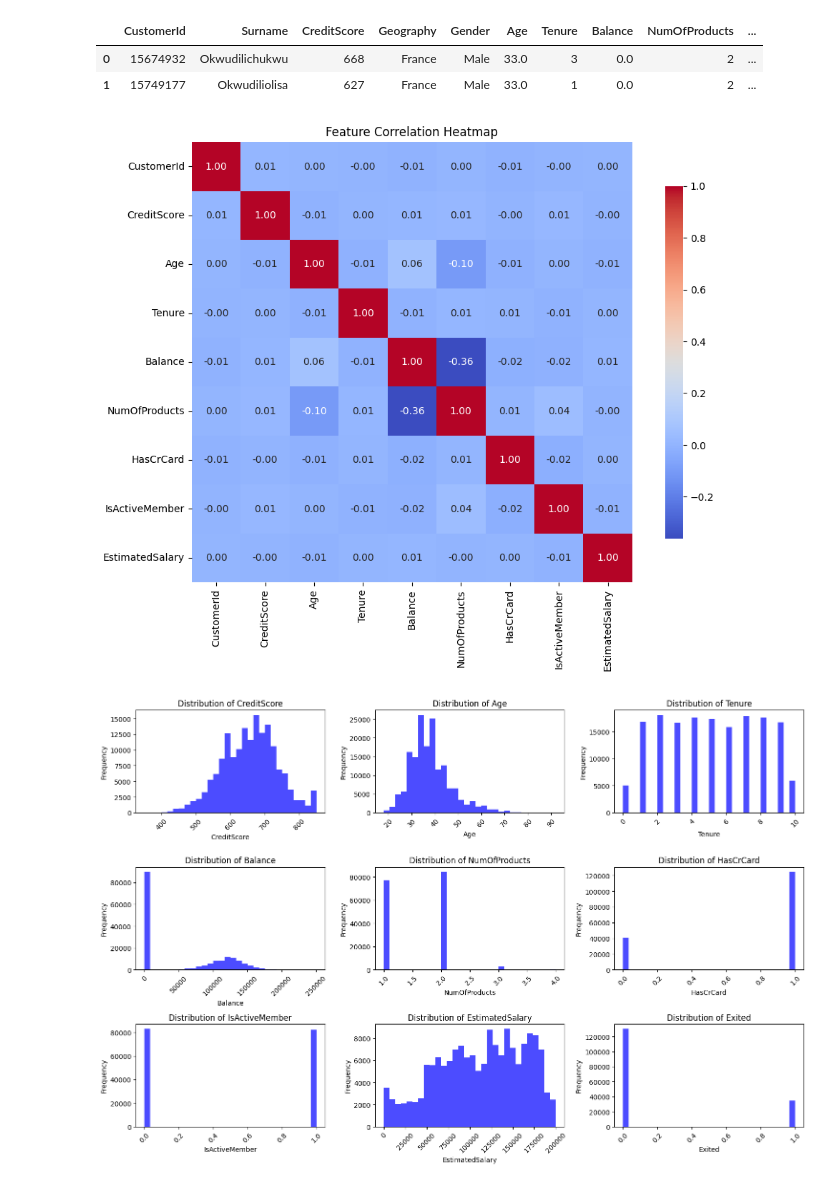
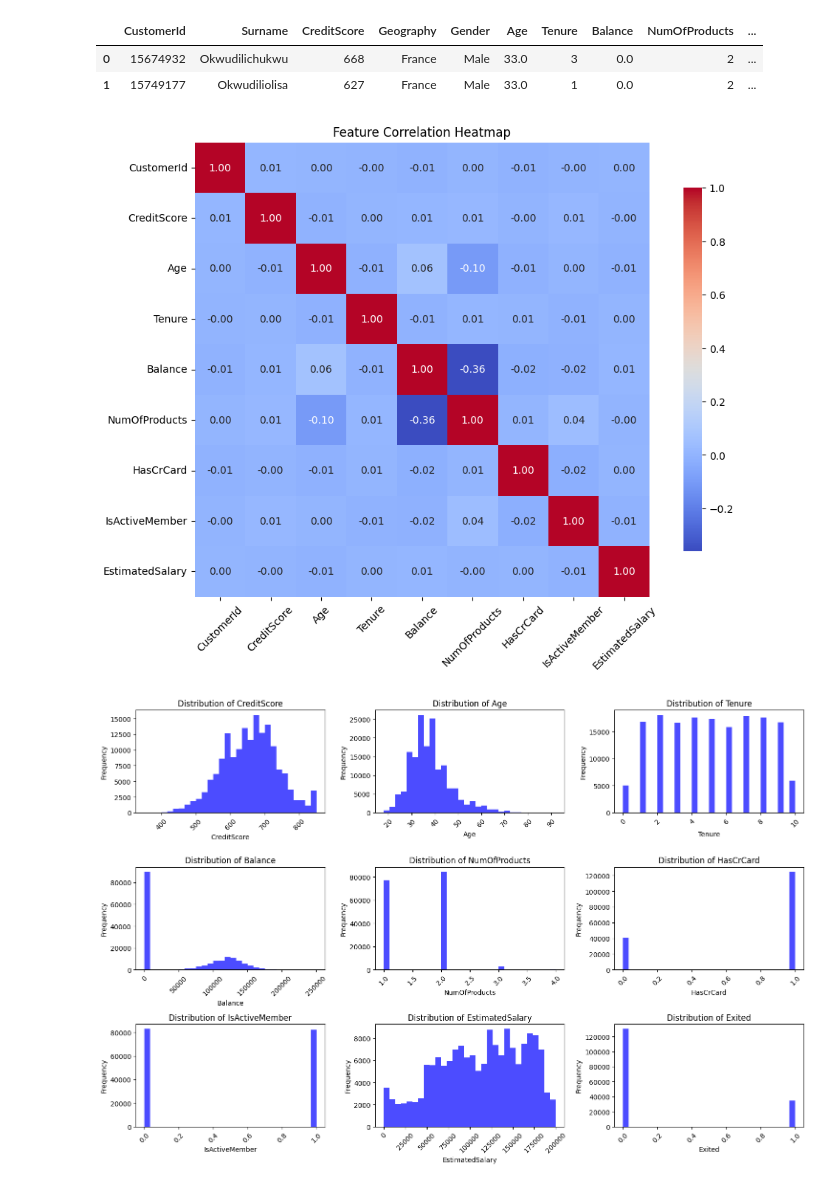
Before and after one commit to shs1018/iM_DiGital_Banker_academy, a Jupyter notebook: projects/iMBank_pj2/Visualization.ipynb, the cells around one changed output. Drawn from its saved outputs; the diff is of its cells as text; code cells hidden in the pictures.

```diff
--- a/projects/iMBank_pj2/Visualization.ipynb
+++ b/projects/iMBank_pj2/Visualization.ipynb
@@ -90,17 +232,18 @@ X.head(2)
 # %%
 # 문자열 데이터 제거
 train_numeric = X.select_dtypes(include=np.number)
 
 # 상관관계 계산
 correlation_matrix = train_numeric.corr()
 
 # 히트맵 그리기
 plt.figure(figsize=(12, 8))
 sns.heatmap(correlation_matrix, annot=True, fmt=".2f", cmap='coolwarm', square=True, cbar_kws={"shrink": .8})
+plt.xticks(rotation = 45)
 plt.title('Feature Correlation Heatmap')
 plt.show()
 # %% [output]
-[figure, old version]
+[figure, new version]
 # %%
 # 숫자형 칼럼에 대한 히스토그램 그리기
 num_features = [feature for feature in num_features if feature not in ['id', 'CustomerId']]
```
Also changed, not shown: parts of 19 cells of this notebook, 8 other files.
